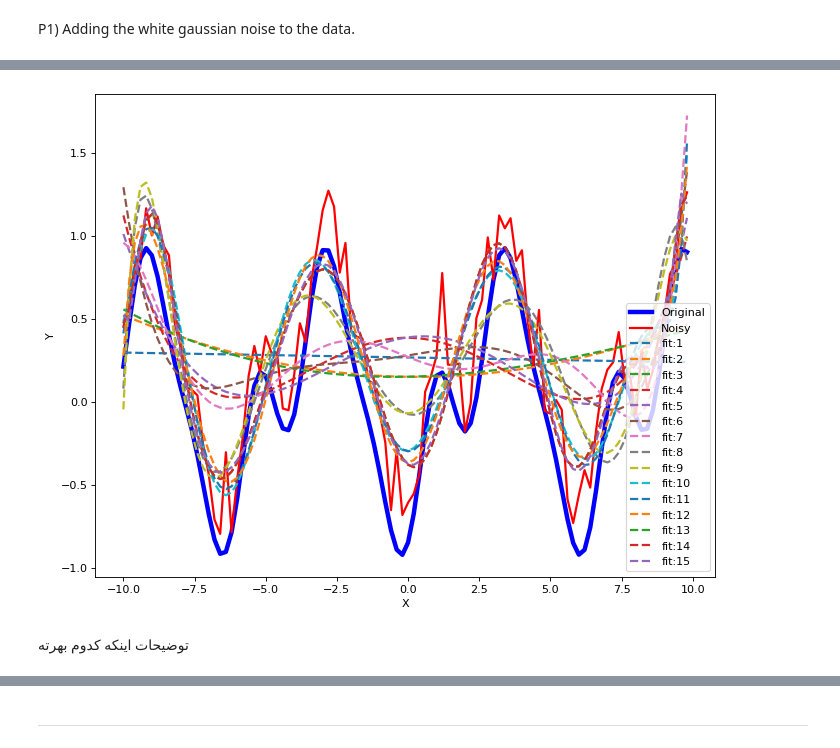
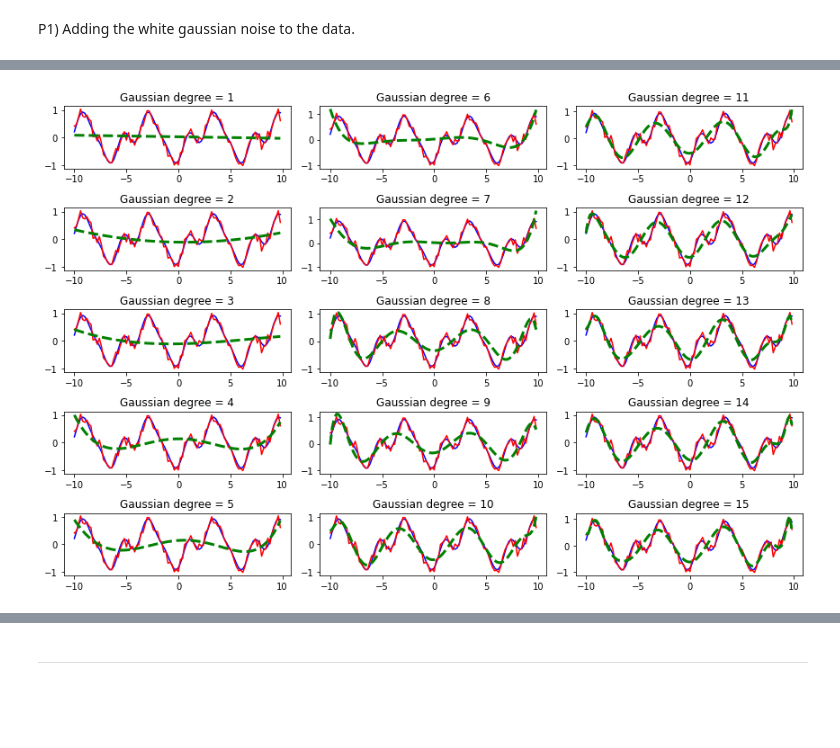
Before and after one commit to Arashlf/UT_ML_Course, a Jupyter notebook: Homework2/Q4-6.ipynb, the cells around one changed output, grey strips where cells are left out. Saved outputs shown, nothing was run; the diff lists cells and outputs as text; code cells hidden in the pictures; blank space fills up the shorter version.

```diff
--- a/Homework2/Q4-6.ipynb
+++ b/Homework2/Q4-6.ipynb
@@ -54,14 +42,10 @@ plt.show()
-# %%
-plt.figure(figsize=(10, 8), dpi=80)
-plt.plot(x, y, linewidth = 4, label = "Original", color = 'blue')
-plt.plot(x, y2, linewidth = 2, label = "Noisy", color = 'red')
-for i in range(15):
-    plt.plot(x, yt2[i], linestyle = 'dashed', linewidth = 2, label = "fit:"+str(i+1))
-plt.xlabel('X')
-plt.ylabel('Y')
-plt.legend(loc ="lower right")
-plt.show()
-# %% [output]
-[figure, removed]
-# %% [markdown]
-توضیحات اینکه کدوم بهرته
+# %%
+fig, axes = plt.subplots(5, 3, figsize = (12, 8))
+for i in range(15):
+    axes[i % 5][i // 5].plot(x, y, color = 'blue', label = "Original")
+    axes[i % 5][i // 5].plot(x, y1, color = 'red', label = "Gaussian")
+    axes[i % 5][i // 5].plot(x, yt1[i], color = 'green', label = "fit:" + str(i+1), linestyle = 'dashed', linewidth = 3)
+    axes[i % 5][i // 5].set_title('Gaussian degree = {}'.format(i + 1))
+fig.tight_layout()
+# %% [output]
+[figure, added]
```
Also changed, not shown: parts of 20 cells of this notebook.
